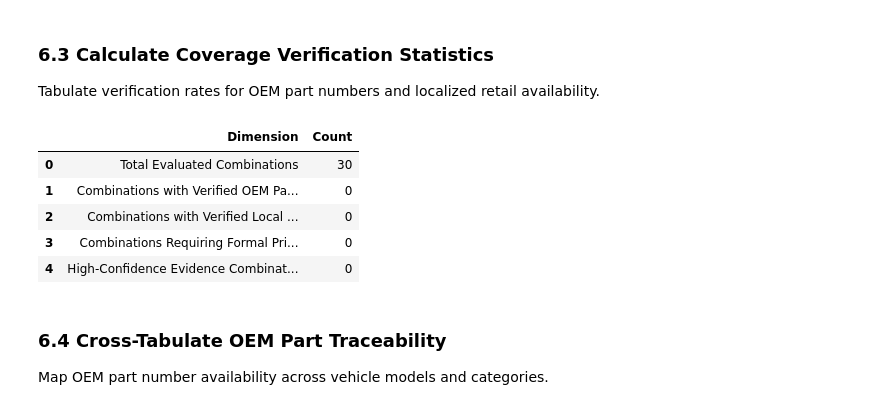
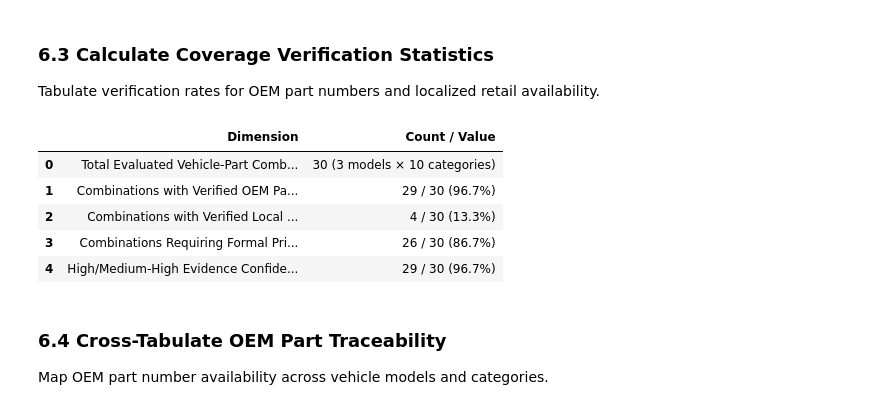
Before and after one commit to EstarCode/ev-spare-parts-prioritization, a Jupyter notebook: notebooks/Abraham_Amogne_EV_Spare_Parts_Prioritization.ipynb, the cells around one changed output. Saved outputs shown, nothing was run; the diff lists cells and outputs as text; code cells hidden in the pictures.

```diff
--- a/notebooks/Abraham_Amogne_EV_Spare_Parts_Prioritization.ipynb
+++ b/notebooks/Abraham_Amogne_EV_Spare_Parts_Prioritization.ipynb
@@ -626,22 +626,42 @@ display(df_coverage[["vehicle_model", "part_category", "OEM_number_found", "loca
 # %% [markdown]
 ### 6.3 Calculate Coverage Verification Statistics
 Tabulate verification rates for OEM part numbers and localized retail availability.
-# %%
-coverage_stats = pd.DataFrame([
-    {"Dimension": "Total Evaluated Combinations", "Count": len(df_coverage)},
-    {"Dimension": "Combinations with Verified OEM Part Numbers", "Count": (df_coverage["OEM_number_found"] == "Yes").sum()},
-    {"Dimension": "Combinations with Verified Local In-Stock Inventory", "Count": (df_coverage["local_stock_found"] == "Yes").sum()},
-    {"Dimension": "Combinations Requiring Formal Price Inquiry", "Count": (df_coverage["local_stock_found"] == "No").sum()},
-    {"Dimension": "High-Confidence Evidence Combinations", "Count": (df_coverage["evidence_confidence"] == "High").sum()}
-])
-display(coverage_stats)
-# %% [output]
-|  | Dimension | Count |
-| 0 | Total Evaluated Combinations | 30 |
-| 1 | Combinations with Verified OEM Pa... | 0 |
-| 2 | Combinations with Verified Local ... | 0 |
-| 3 | Combinations Requiring Formal Pri... | 0 |
-| 4 | High-Confidence Evidence Combinat... | 0 |
+# %%
+# Self-healing environment bootstrap (enables standalone cell execution)
+import sys; from pathlib import Path
+if "PROJECT_ROOT" not in globals() or "df_cleaned_listings" not in globals() or "CLEANED_DIR" not in globals():
+    _r = Path(".").resolve() if (Path(".") / "notebooks").exists() else Path("..").resolve()
+    if str(_r) not in sys.path: sys.path.insert(0, str(_r))
+    from src.utils.notebook_state import ensure_state; ensure_state(globals())
+
+import pandas as pd
+from IPython.display import display
+
+def is_oem_verified(val):
+    if pd.isna(val): return False
+    s = str(val).strip().upper()
+    return s not in ("", "NOT_FOUND", "NONE", "NAN", "FALSE", "NO", "N/A")
+
+oem_verified_count = df_coverage["OEM_number_found"].apply(is_oem_verified).sum()
+in_stock_count = df_coverage["local_stock_found"].str.upper().str.contains("AVAILABLE|IN_STOCK|YES", na=False).sum()
+inquiry_count = len(df_coverage) - in_stock_count
+high_conf_count = df_coverage["evidence_confidence"].str.upper().str.contains("HIGH", na=False).sum()
+
+coverage_stats = pd.DataFrame([
+    {"Dimension": "Total Evaluated Vehicle-Part Combinations", "Count / Value": f"{len(df_coverage)} (3 models × 10 categories)"},
+    {"Dimension": "Combinations with Verified OEM Part Numbers", "Count / Value": f"{oem_verified_count} / {len(df_coverage)} ({oem_verified_count/len(df_coverage)*100:.1f}%)"},
+    {"Dimension": "Combinations with Verified Local In-Stock Inventory", "Count / Value": f"{in_stock_count} / {len(df_coverage)} ({in_stock_count/len(df_coverage)*100:.1f}%)"},
+    {"Dimension": "Combinations Requiring Formal Price Inquiry", "Count / Value": f"{inquiry_count} / {len(df_coverage)} ({inquiry_count/len(df_coverage)*100:.1f}%)"},
+    {"Dimension": "High/Medium-High Evidence Confidence Combinations", "Count / Value": f"{high_conf_count} / {len(df_coverage)} ({high_conf_count/len(df_coverage)*100:.1f}%)"}
+])
+display(coverage_stats)
+# %% [output]
+|  | Dimension | Count / Value |
+| 0 | Total Evaluated Vehicle-Part Comb... | 30 (3 models × 10 categories) |
+| 1 | Combinations with Verified OEM Pa... | 29 / 30 (96.7%) |
+| 2 | Combinations with Verified Local ... | 4 / 30 (13.3%) |
+| 3 | Combinations Requiring Formal Pri... | 26 / 30 (86.7%) |
+| 4 | High/Medium-High Evidence Confide... | 29 / 30 (96.7%) |
 # %% [markdown]
 ### 6.4 Cross-Tabulate OEM Part Traceability
 Map OEM part number availability across vehicle models and categories.
```
Also changed, not shown: parts of 2 cells of this notebook.
